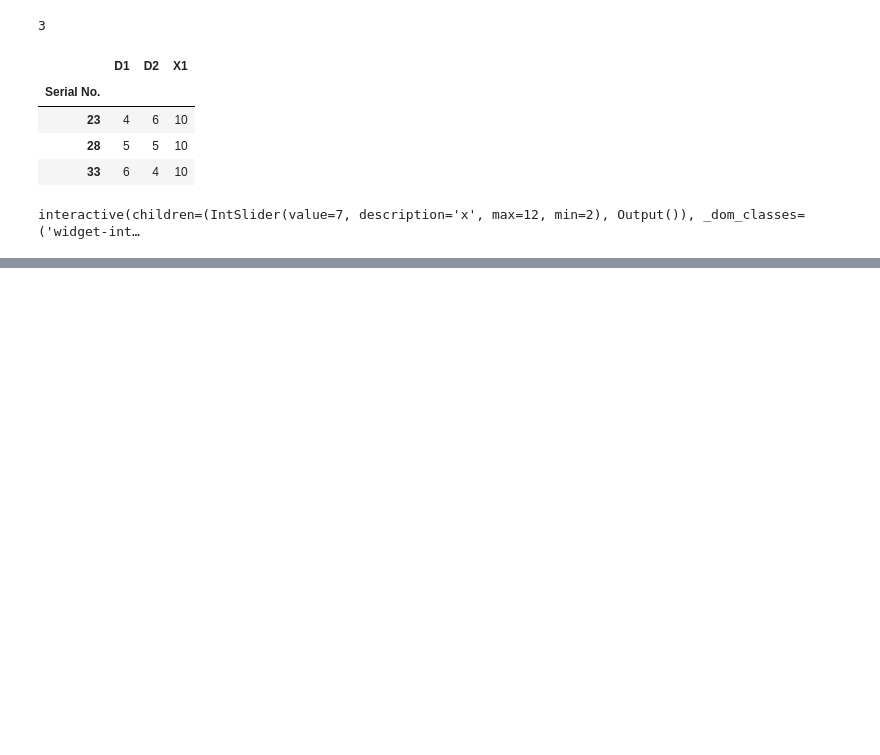
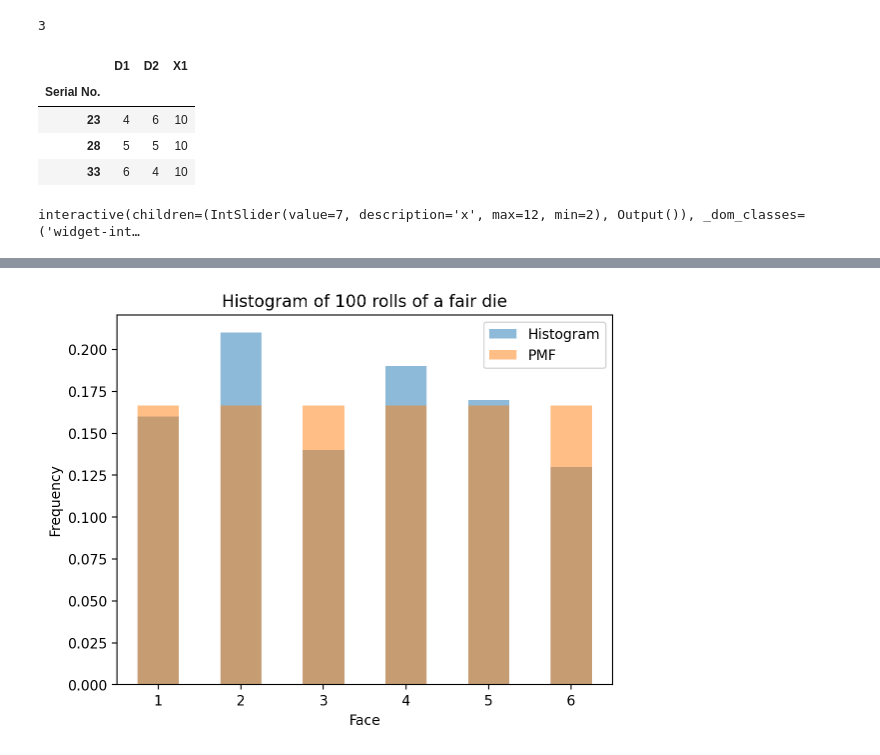
Before and after one commit to nipunbatra/psdv-teaching, a Jupyter notebook: notebooks/random-variables.ipynb, the cells around one changed output, grey strips where cells are left out. Cells and saved outputs as stored; diff of their text form; code cells hidden in the pictures; blank space fills up the shorter version.

```diff
--- a/notebooks/random-variables.ipynb
+++ b/notebooks/random-variables.ipynb
@@ -147,0 +177,4 @@ interactive(children=(IntSlider(value=7, description='x', max=12, min=2), Output
+# %%
+die_hist(100)
+# %% [output]
+[figure, added]
```
Also changed, not shown: parts of 6 cells of this notebook, 10 other files.
